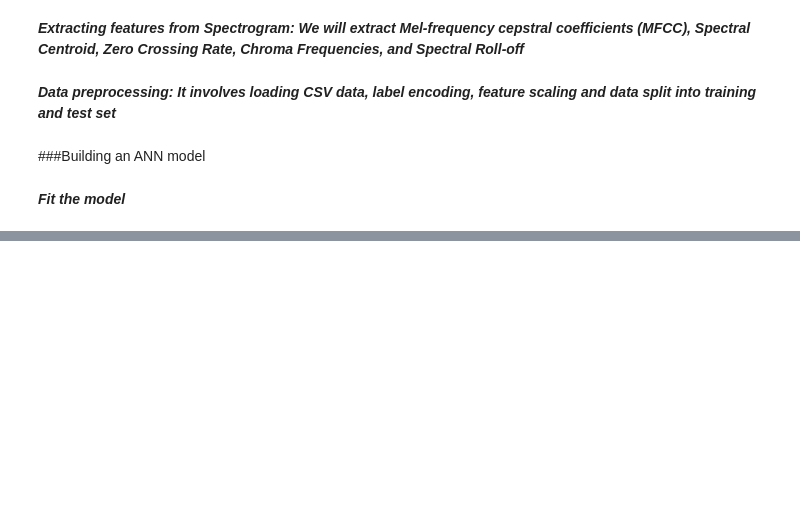
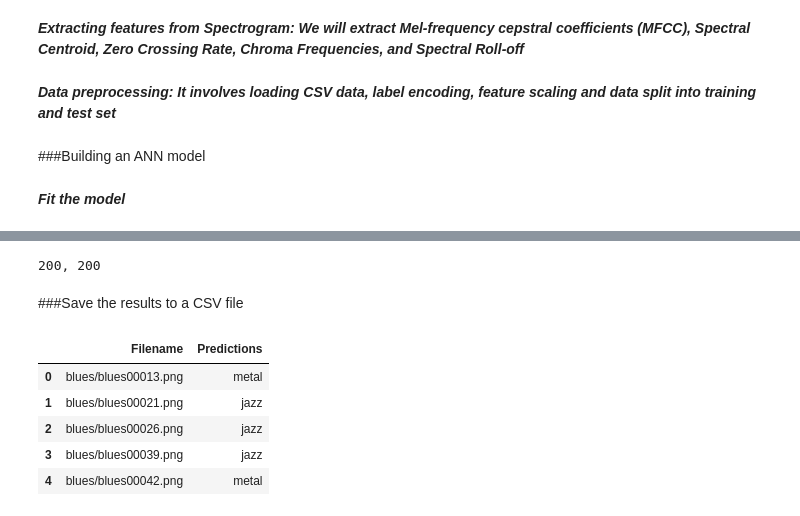
Before and after one commit to subhayuroy/Melody_Synthesis, a Jupyter notebook: musicAnalysis.ipynb, the cells around one changed output, grey strips where cells are left out. Cells and saved outputs as stored; diff of their text form; code cells hidden in the pictures; blank space fills up the shorter version.

```diff
--- a/musicAnalysis.ipynb
+++ b/musicAnalysis.ipynb
@@ -354,0 +514,6 @@ Minimum validation loss: 0.27000001072883606
+# %%
+print(str(len(filenames))+", "+ str(len(predictions)))
+# %% [output]
+200, 200
+# %% [markdown]
+###Save the results to a CSV file
@@ -354,0 +524,11 @@ Minimum validation loss: 0.27000001072883606
+# %%
+file_path = '/content/prediction_results.csv'
+out = pd.read_csv(file_path)
+out.head()
+# %% [output]
+|  | Filename | Predictions |
+| 0 | blues/blues00013.png | metal |
+| 1 | blues/blues00021.png | jazz |
+| 2 | blues/blues00026.png | jazz |
+| 3 | blues/blues00039.png | jazz |
+| 4 | blues/blues00042.png | metal |
```
Also changed, not shown: parts of 22 cells of this notebook.
